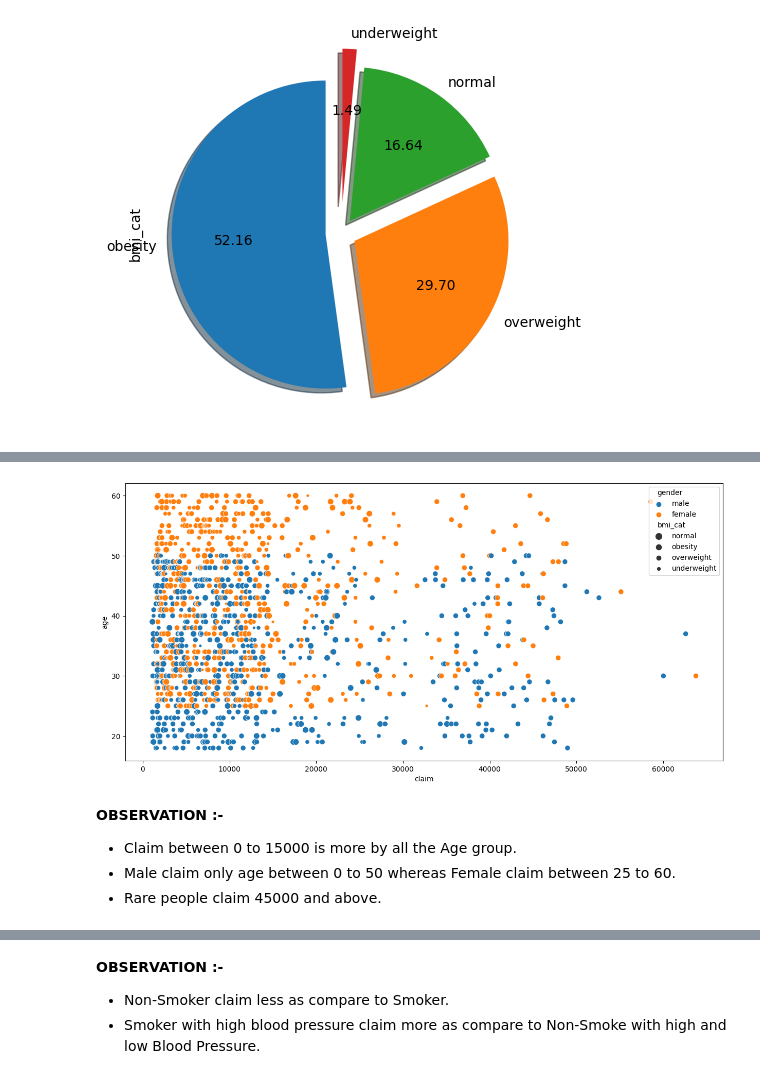
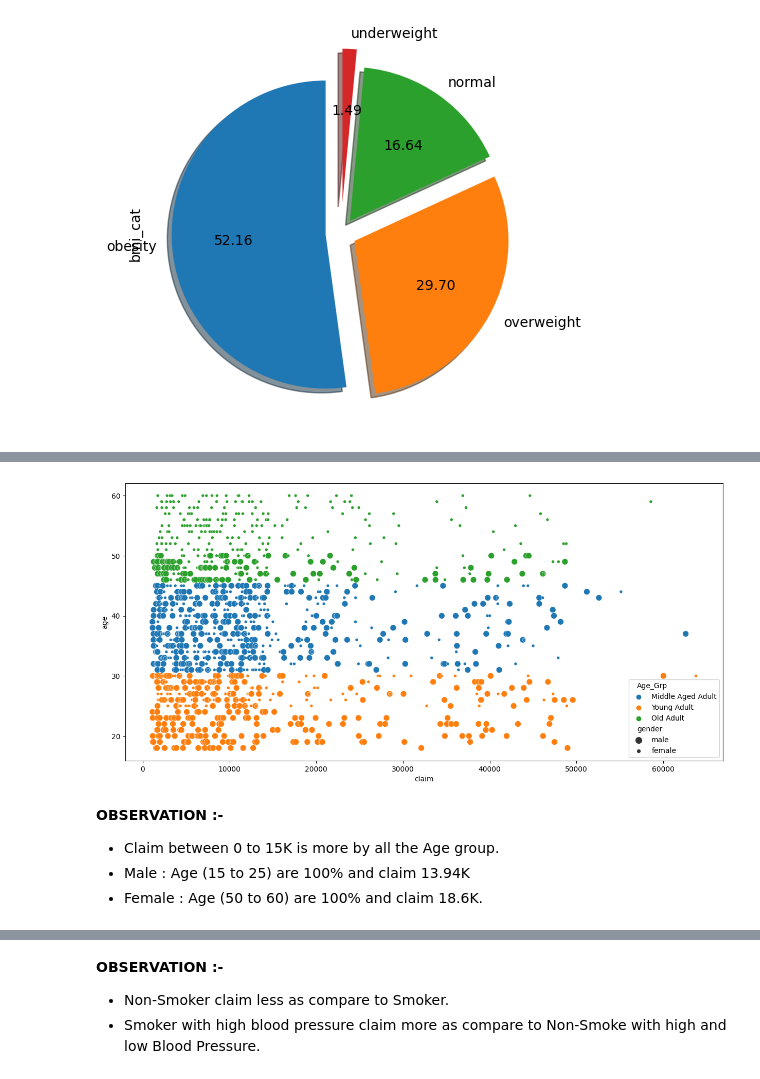
Before and after one commit to vishalsoni7575/Insurance-Price-Analysis, a Jupyter notebook: Insurance_Price_Analysis.ipynb, the cells around one changed output, grey strips where cells are left out. Cells and saved outputs as stored; diff of their text form; code cells hidden in the pictures.

```diff
--- a/Insurance_Price_Analysis.ipynb
+++ b/Insurance_Price_Analysis.ipynb
@@ -165,18 +200,15 @@ upper = q3 + (1.5*iqr)
 lower = q1 - (1.5*iqr)
 
 #Replacing outliers with NAN value.
-outier = 0
+outier_bmi = 0
 for i in df["bmi"]:
   if i > upper:
-    outier+=1
+    outier_bmi+=1
     df["bmi"].replace(i,np.nan, inplace = True)
-print("Total rows removed :",outier,"\n")
+print("Total rows removed :",outier_bmi,"\n")
 
 #As the data is skewed, we will replace NAN value with Median value.
-from sklearn.impute import SimpleImputer
-bmi = SimpleImputer(strategy='median')
-bmi_reshape = np.array(df["bmi"]).reshape(-1, 1)
-df["bmi"] = bmi.fit_transform(bmi_reshape)
+df["bmi"].fillna(df["bmi"].median(), inplace= True)
 
 print("After Removing Outliers : ", df["bmi"].skew(),"\n")
 
@@ -214,0 +257,6 @@ Before Removing Outliers :  0.11361133741072633
+# %%
+#Filling Null values with Median
+df["age"].fillna(df["age"].median(), inplace = True)
+
+#After fillna, skewness --> Age
+print("\nAfter Fillna, skewness of Age : ", df["age"].skew())
@@ -298,6 +325,7 @@ After Transformation :  -0.09291760558430683
 # %% [markdown]
 #####New Column : BMI Category
 # %%
+#Defining a new column BMI Category
 def bmi_categories(value):
     if pd.isna(value):
         return np.nan
@@ -308,10 +336,10 @@ def bmi_categories(value):
         return "normal"
     elif value >= 25 and value <= 30:
         return "overweight"
-    elif value >= 30:
+    elif value > 30:
         return "obesity"
     else:
         return value
 
-# now create the categories according to the values
+#Now create the categories according to the values
 df["bmi_cat"] = df["bmi"].apply(lambda x: bmi_categories(x)).copy()
@@ -319,0 +355,19 @@ df["bmi_cat"] = df["bmi"].apply(lambda x: bmi_categories(x)).copy()
+# %%
+#Defining a new column Age Group
+def age_group(value):
+    if pd.isna(value):
+        return np.nan
+
+    if value < 17:
+        return "Child"
+    elif value >= 17 and value <= 30:
+        return "Young Adult"
+    elif value > 30 and value <= 45:
+        return "Middle Aged Adult"
+    elif value > 45:
+        return "Old Adult"
+    else:
+        return value
+
+#Now create the categories according to the values
+df["Age_Grp"] = df["age"].apply(lambda x: age_group(x)).copy()
@@ -328,11 +475,12 @@ plt.show()
 # %%
+#Plotting Claim vs Age and differentiating with Age Group and Gender
 plt.figure(figsize=(15,7))
-sns.scatterplot(data=df, x="claim", y="age", hue="gender", size = "bmi_cat")
+sns.scatterplot(data=df, x="claim", y="age", hue="Age_Grp", size="gender")
 plt.show()
 # %% [output]
-[figure, old version]
+[figure, new version]
 # %% [markdown]
 **OBSERVATION :-**
-* Claim between 0 to 15000 is more by all the Age group.
-* Male claim only age between 0 to 50 whereas Female claim between 25 to 60.
-* Rare people claim 45000 and above.
+* Claim between 0 to 15K is more by all the Age group.
+* Male : Age (15 to 25) are 100% and claim 13.94K
+* Female : Age (50 to 60) are 100% and claim 18.6K.
```
Also changed, not shown: parts of 50 cells of this notebook.
